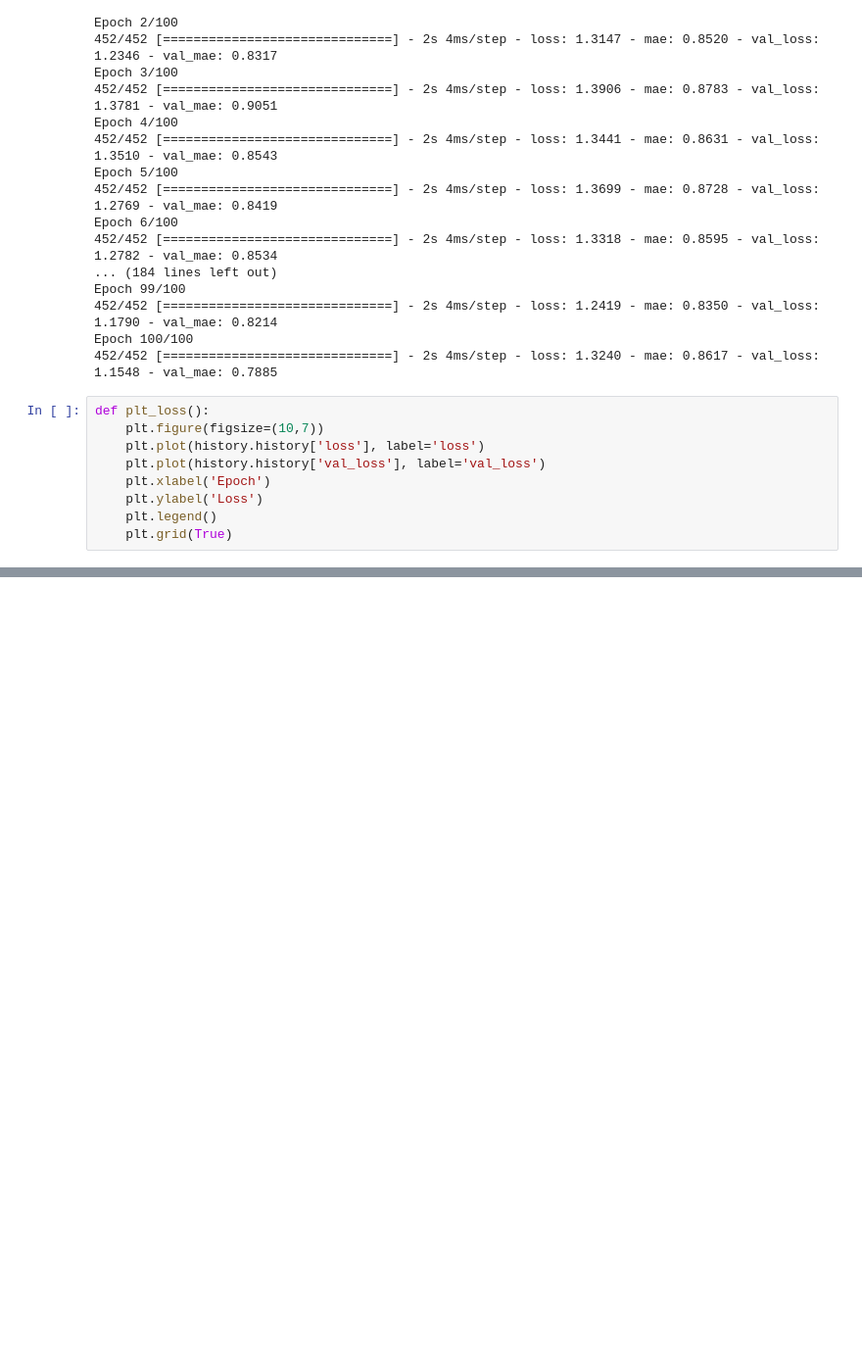
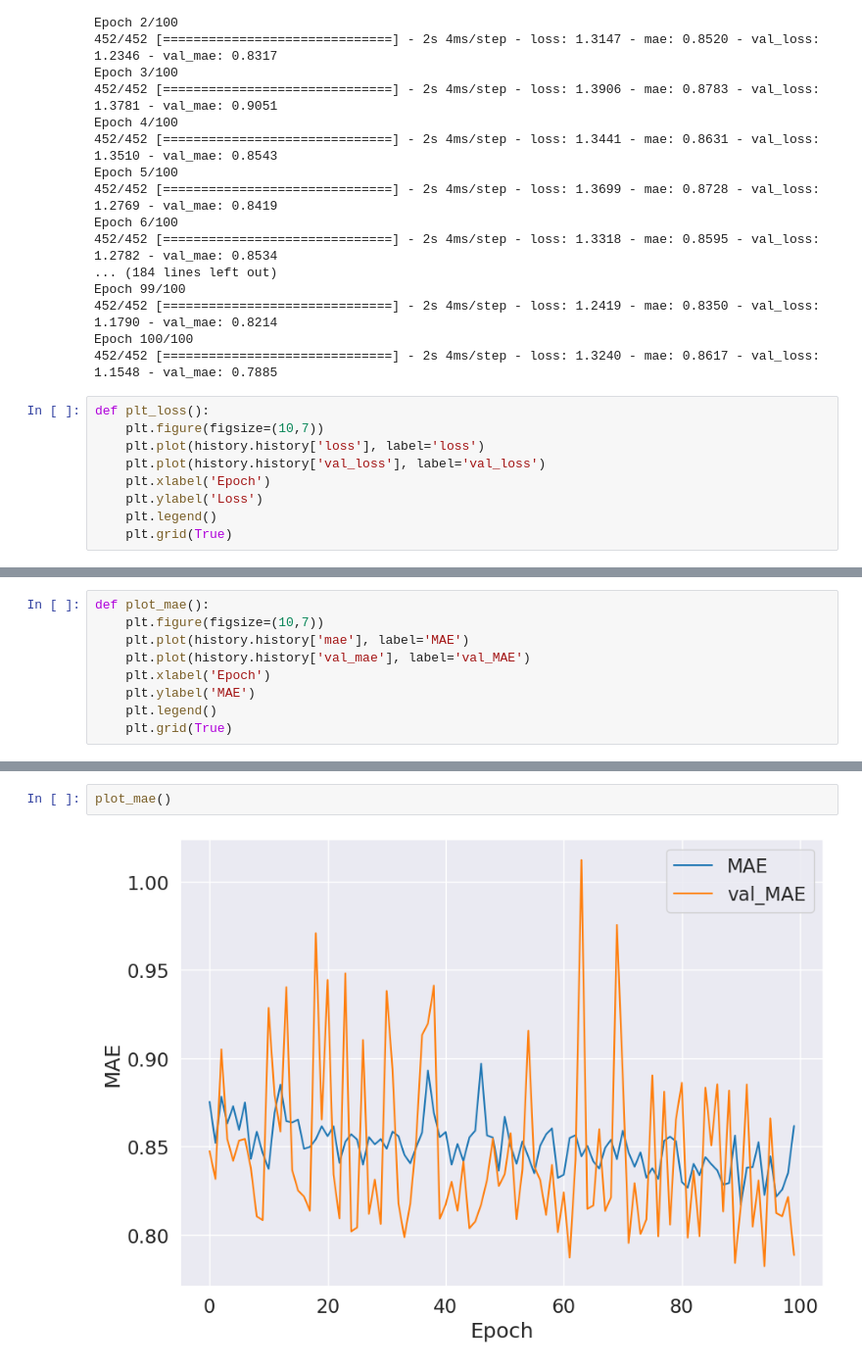
Before and after one commit to andrepgalhardo/Projetcs, a Jupyter notebook: Regression - California Housing.ipynb, the cells around one changed output, grey strips where cells are left out. Shown at 98% size. Drawn from its saved outputs; the diff is of its cells as text; blank space fills up the shorter version.

```diff
--- a/Regression - California Housing.ipynb
+++ b/Regression - California Housing.ipynb
@@ -265,0 +256,9 @@ mse_test
+# %%
+def plot_mae():
+    plt.figure(figsize=(10,7))
+    plt.plot(history.history['mae'], label='MAE')
+    plt.plot(history.history['val_mae'], label='val_MAE')
+    plt.xlabel('Epoch')
+    plt.ylabel('MAE')
+    plt.legend()
+    plt.grid(True)
@@ -265,0 +269,4 @@ mse_test
+# %%
+plot_mae()
+# %% [output]
+[figure, added]
```
Also changed, not shown: parts of 4 cells of this notebook.
